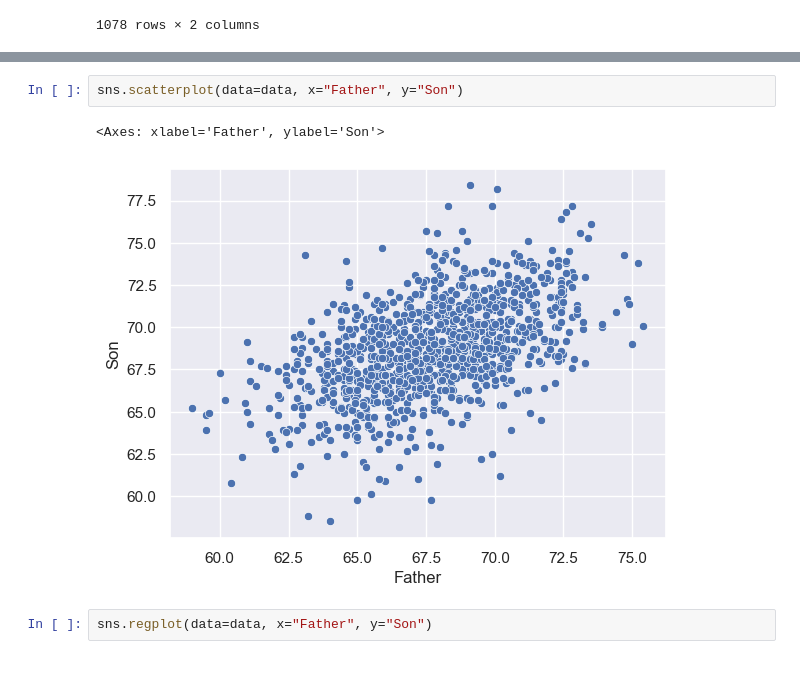
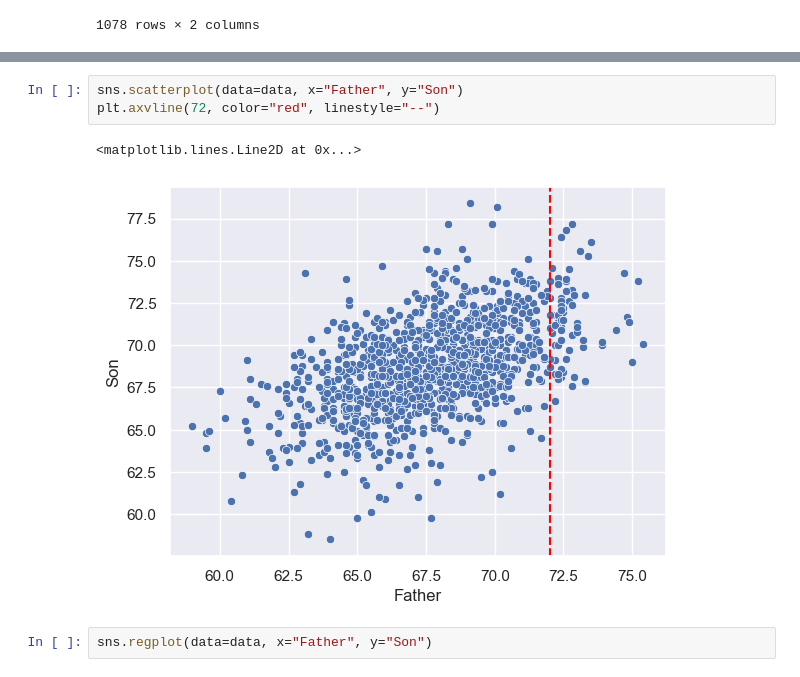
Before and after one commit to stanford-mse-125-2025/mse-125-2025-public, a Jupyter notebook: demos/simple_linear_regression.ipynb, the cells around one changed output, grey strips where cells are left out. Drawn from its saved outputs; the diff is of its cells as text.

```diff
--- a/demos/simple_linear_regression.ipynb
+++ b/demos/simple_linear_regression.ipynb
@@ -24,8 +39,9 @@ data
 # %%
 sns.scatterplot(data=data, x="Father", y="Son")
+plt.axvline(72, color="red", linestyle="--")
 # %% [output]
-<Axes: xlabel='Father', ylabel='Son'>
+<matplotlib.lines.Line2D at 0x...>
-[figure, old version]
+[figure, new version]
 # %%
 sns.regplot(data=data, x="Father", y="Son")
 # %% [output]
```
Also changed, not shown: parts of 9 cells of this notebook.
